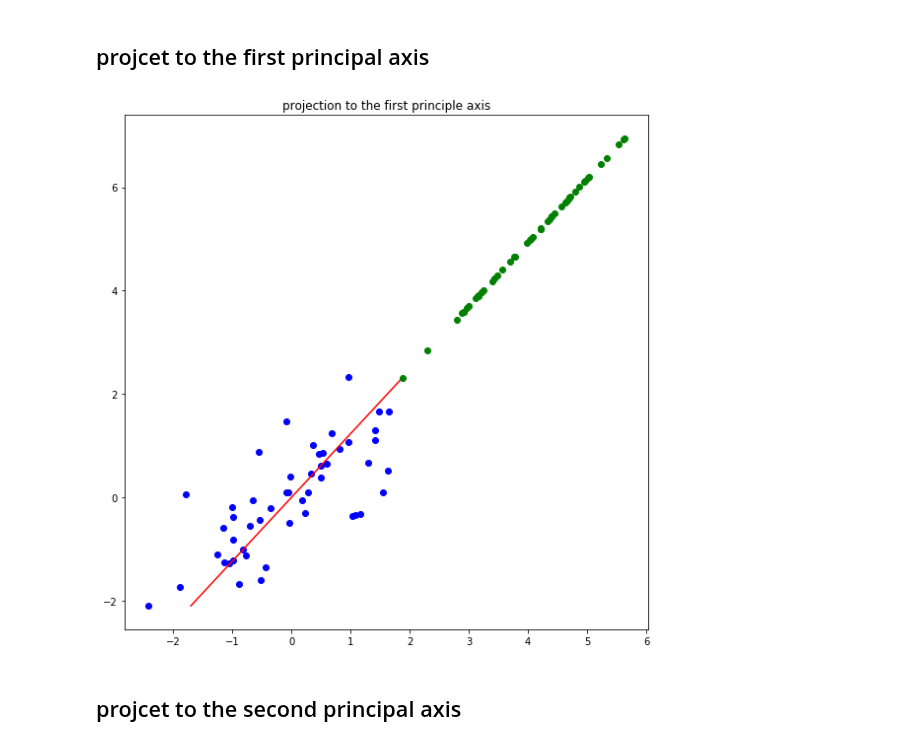
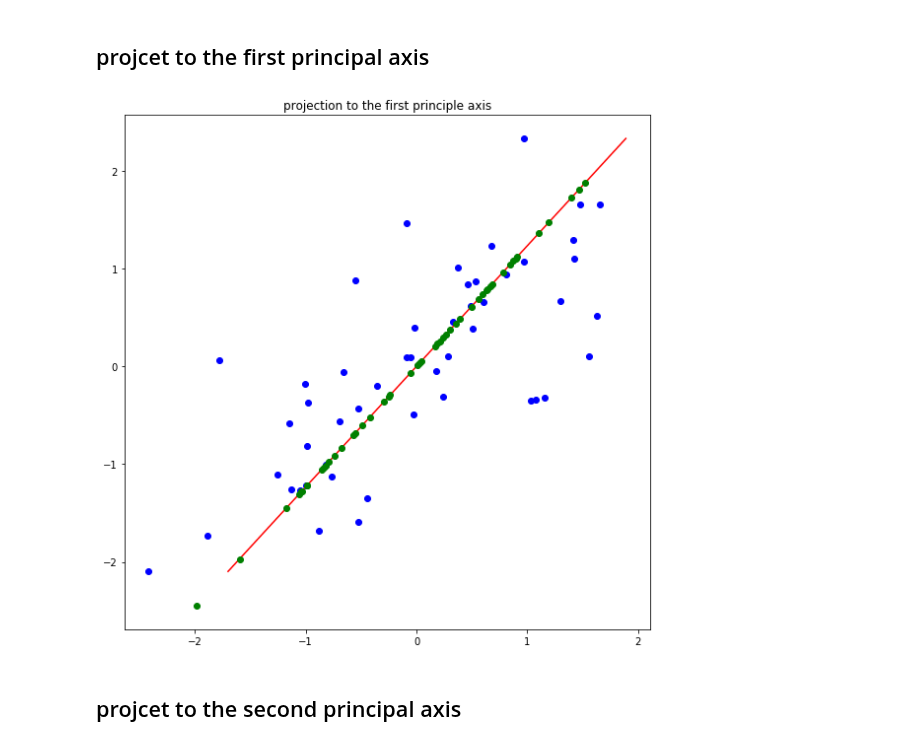
Before and after one commit to caumannerman/assignment-machine-learning, a Jupyter notebook: assignment_12.ipynb, the cells around one changed output. Cells and saved outputs as stored; diff of their text form; code cells hidden in the pictures.

```diff
--- a/assignment_12.ipynb
+++ b/assignment_12.ipynb
@@ -42,7 +42,7 @@ plt.title('data normalized by z-scoring')
 
 nor_x =  (x - np.mean(x)) / np.std(x)
 nor_y = (y - np.mean(y)) / np.std(y)
-nor_feature = np.zeros
+nor_feature = np.zeros_like(feature)
 nor_feature[:,0] = nor_x
 nor_feature[:,1] = nor_y
 plt.plot(nor_x,nor_y,'o', color = 'blue')
@@ -131,8 +131,7 @@ def compute_projection_onto_line(feature, vector):
     projection[:,1] = (feature[:,0] + feature[:,1] * vector[1] / vector[0]) / (vector[0]/vector[1] + vector[1]/vector[0])
  #   fir[0]/fir[1] x1 + y1 / (fir[0]/fir[1] + fir[1]/fir[0])
  #   x1 + fir[1]/fir[0]y1 / (fir[0]/fir[1] + fir[1]/fir[0])
-    -0/1(x - x1) + y1 = 1/ 0 x
-    0/1 x1 + y1 = (1/0+ 0/1) x
+
 
     return projection
 # %% [markdown]
@@ -140,18 +139,18 @@ def compute_projection_onto_line(feature, vector):
 # %%
 plt.figure(figsize=(8,8))
 plt.title('projection to the first principle axis')
 plt.plot(nor_x, nor_y,'o', color = 'blue')
 if abs(fir[0]) > abs(fir[1]):
     plt.plot(np.linspace(np.min(nor_x), np.max(nor_x),100), np.linspace(np.min(nor_x), np.max(nor_x),100) *fir[1] / fir[0],'-', color = 'red')
 else:
     plt.plot(np.linspace(np.min(nor_y)*fir[0] / fir[1], np.max(nor_y)*fir[0] / fir[1],100), np.linspace(np.min(nor_y), np.max(nor_y),100) ,'-', color = 'red')
 
-first_projection = compute_projection_onto_line(feature, fir)
+first_projection = compute_projection_onto_line(nor_feature, fir)
 plt.plot(first_projection[:,0],first_projection[:,1],'o', color = 'green')
 plt.tight_layout()
 
 plt.show()
 # %% [output]
-[figure, old version]
+[figure, new version]
 # %% [markdown]
 ## projcet to the second principal axis
```
Also changed, not shown: parts of 3 cells of this notebook.
